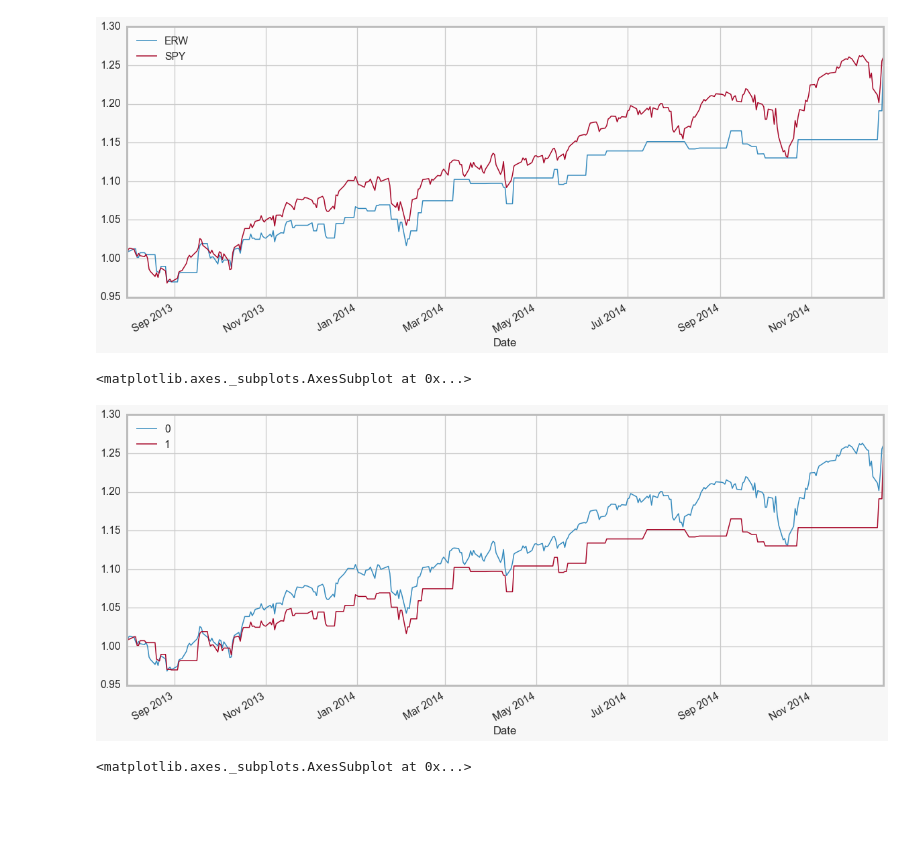
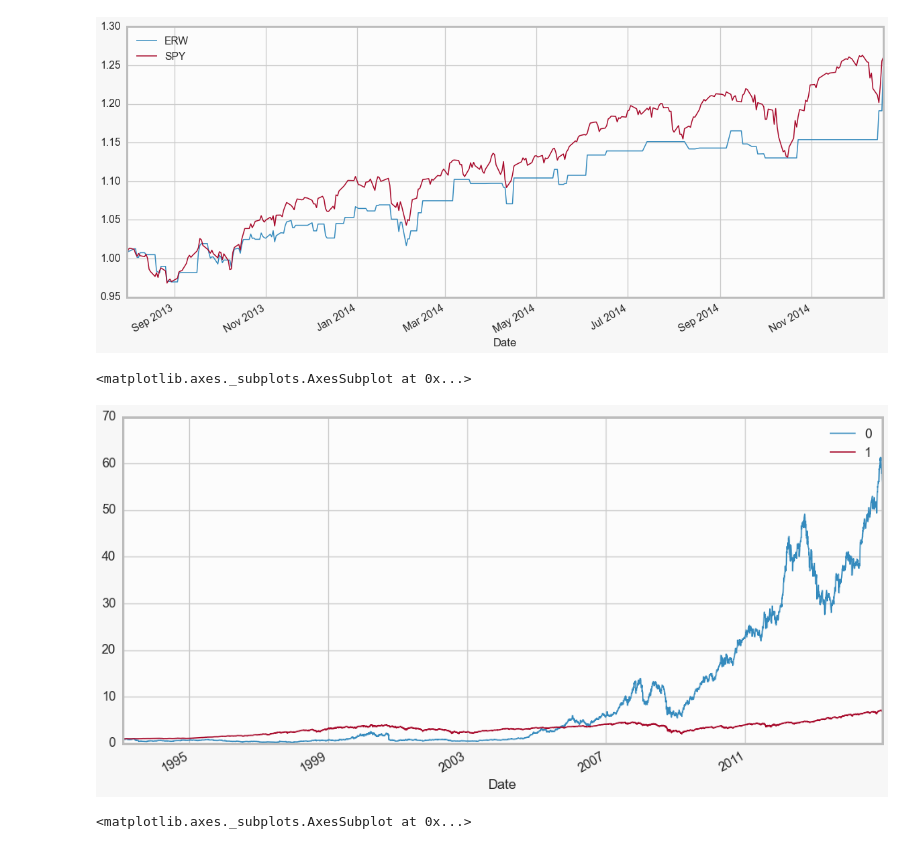
Before and after one commit to AlgoSkyNet/sandbox_py, a Jupyter notebook: sandbox_py_1.ipynb, the cells around one changed output. Cells and saved outputs as stored; diff of their text form; code cells hidden in the pictures; blank space fills up the shorter version.

```diff
--- a/sandbox_py_1.ipynb
+++ b/sandbox_py_1.ipynb
@@ -529,10 +529,10 @@ compareTS( {'ERW':ERW.AdjClose, 'SPY':SPY.AdjClose }).plot()
 <matplotlib.axes._subplots.AxesSubplot at 0x...>
 [figure]
 # %%
-compareTS( [SPY.AdjClose, ERW.AdjClose] ).plot()
+compareTS( [AAPL.AdjClose, SPY.AdjClose] ).plot()
 # %% [output]
 <matplotlib.axes._subplots.AxesSubplot at 0x...>
-[figure, old version]
+[figure, new version]
 # %%
 SPY.AdjClose.plot()
 pd.Series(data=signal.detrend(SPY.AdjClose.values), index=SPY.AdjClose.index.values).plot()
```
